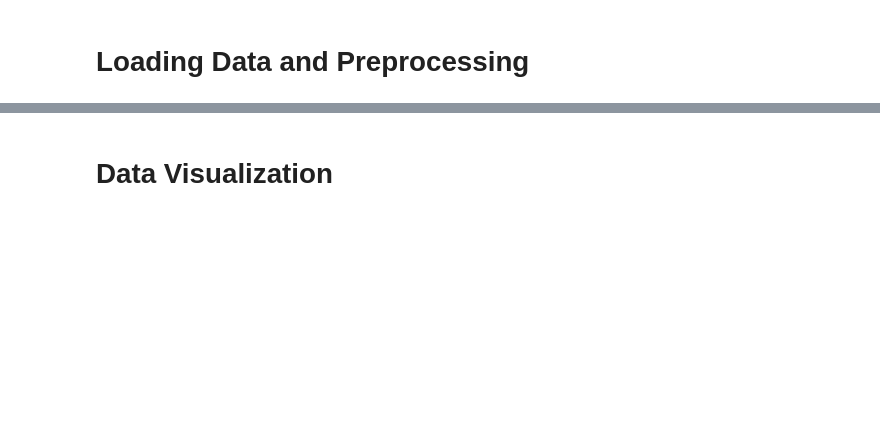
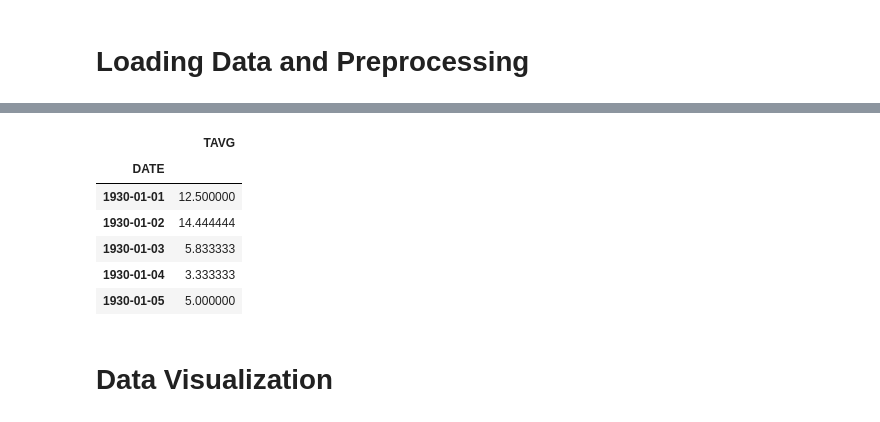
Before and after one commit to nigel5/weather-prediction, a Jupyter notebook: model.ipynb, the cells around one changed output, grey strips where cells are left out. Saved outputs shown, nothing was run; the diff lists cells and outputs as text; code cells hidden in the pictures; blank space fills up the shorter version.

```diff
--- a/model.ipynb
+++ b/model.ipynb
@@ -48,3 +49,13 @@ memory usage: 770.4 KB
+# %%
+df.head()
+# %% [output]
+|  | TAVG |
+| DATE |  |
+| 1930-01-01 | 12.500000 |
+| 1930-01-02 | 14.444444 |
+| 1930-01-03 | 5.833333 |
+| 1930-01-04 | 3.333333 |
+| 1930-01-05 | 5.000000 |
 # %% [markdown]
 # Data Visualization
 # %%
```
Also changed, not shown: parts of 15 cells of this notebook.
